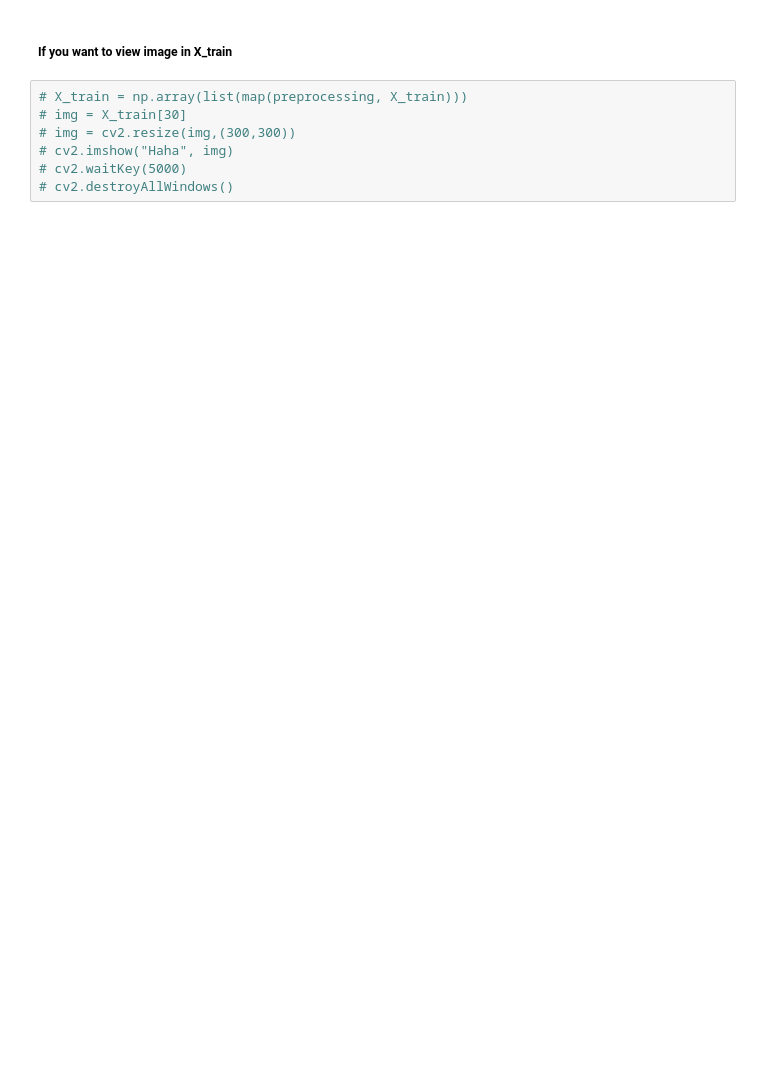
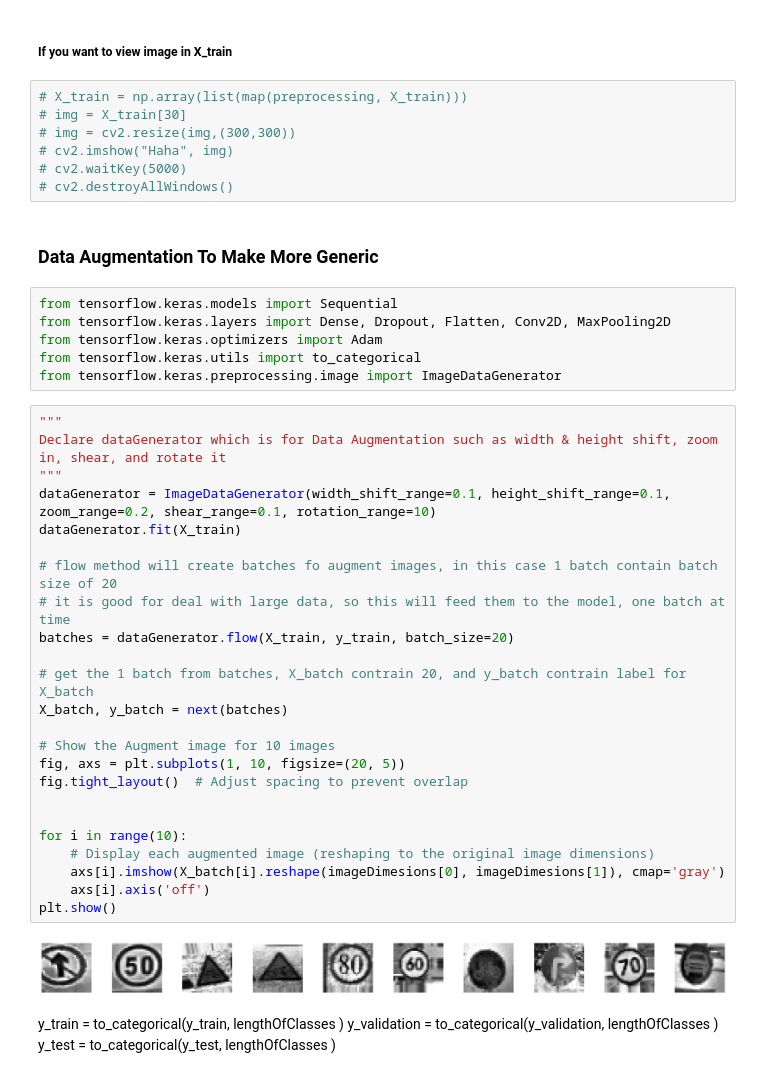
Before and after one commit to AungChan40685540/Traffic_Sign_40685540, a Jupyter notebook: TrafficSign_result.ipynb, the cells around one changed output. Saved outputs shown, nothing was run; the diff lists cells and outputs as text; blank space fills up the shorter version.

Commit message:
Add Data Augmentation to make more generic

```diff
--- a/TrafficSign_result.ipynb
+++ b/TrafficSign_result.ipynb
@@ -398,3 +398,41 @@ After reshape (2668, 32, 32, 1)
 # cv2.imshow("Haha", img)
 # cv2.waitKey(5000)
 # cv2.destroyAllWindows()
+# %% [markdown]
+### Data Augmentation To Make More Generic
+# %%
+from tensorflow.keras.models import Sequential
+from tensorflow.keras.layers import Dense, Dropout, Flatten, Conv2D, MaxPooling2D
+from tensorflow.keras.optimizers import Adam
+from tensorflow.keras.utils import to_categorical
+from tensorflow.keras.preprocessing.image import ImageDataGenerator
+# %%
+"""
+Declare dataGenerator which is for Data Augmentation such as width & height shift, zoom in, shear, and rotate it
+"""
+dataGenerator = ImageDataGenerator(width_shift_range=0.1, height_shift_range=0.1, zoom_range=0.2, shear_range=0.1, rotation_range=10)
+dataGenerator.fit(X_train)
+
+# flow method will create batches fo augment images, in this case 1 batch contain batch size of 20
+# it is good for deal with large data, so this will feed them to the model, one batch at time
+batches = dataGenerator.flow(X_train, y_train, batch_size=20)
+
+# get the 1 batch from batches, X_batch contrain 20, and y_batch contrain label for X_batch
+X_batch, y_batch = next(batches)
+
+# Show the Augment image for 10 images
+fig, axs = plt.subplots(1, 10, figsize=(20, 5))
+fig.tight_layout()  # Adjust spacing to prevent overlap
+
+
+for i in range(10):
+    # Display each augmented image (reshaping to the original image dimensions)
+    axs[i].imshow(X_batch[i].reshape(imageDimesions[0], imageDimesions[1]), cmap='gray')
+    axs[i].axis('off')
+plt.show()
+# %% [output]
+[figure, added]
+# %% [markdown]
+y_train = to_categorical(y_train, lengthOfClasses )
+y_validation = to_categorical(y_validation, lengthOfClasses )
+y_test = to_categorical(y_test, lengthOfClasses )
```
Also changed, not shown: parts of 6 cells of this notebook.
